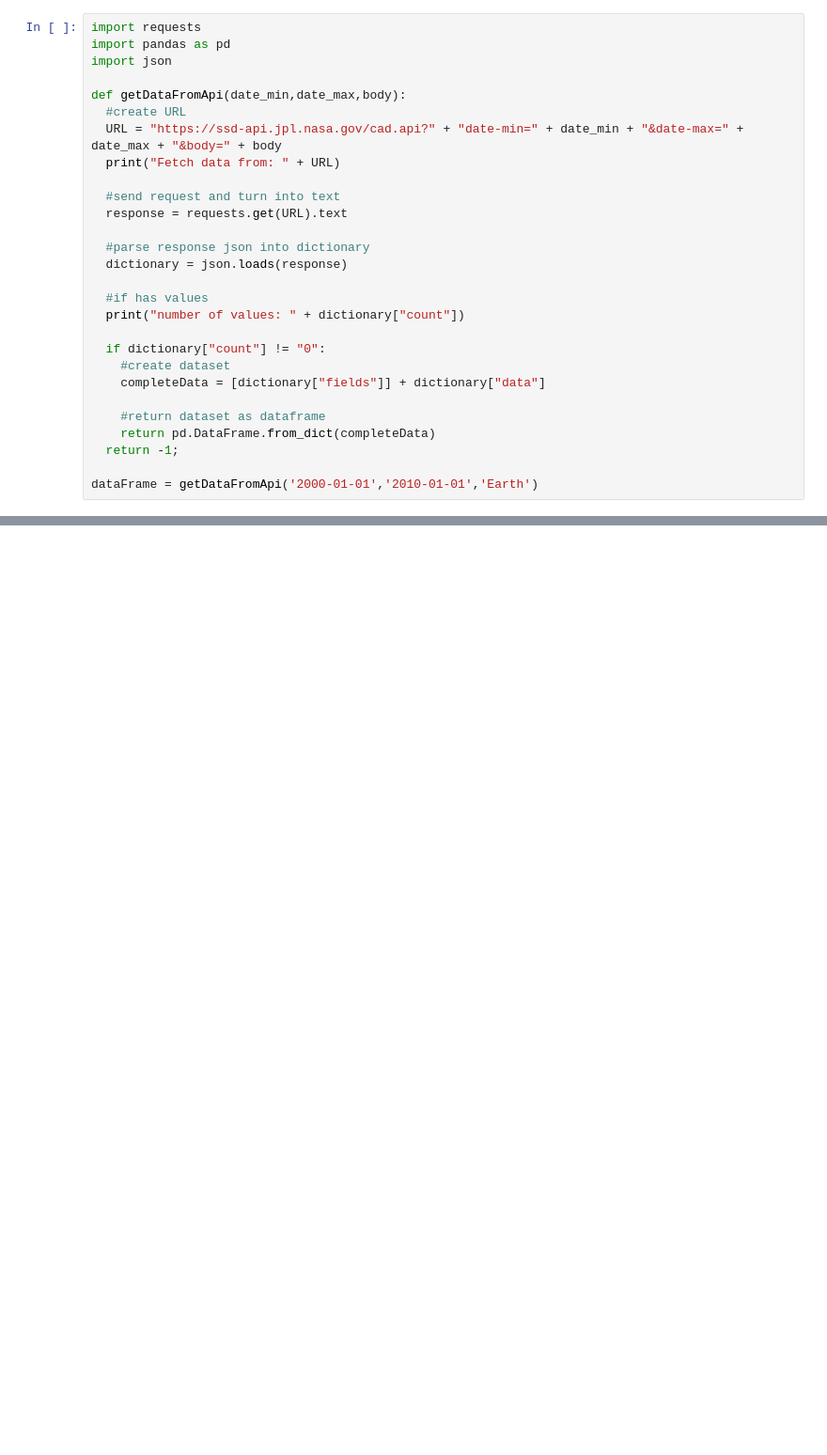
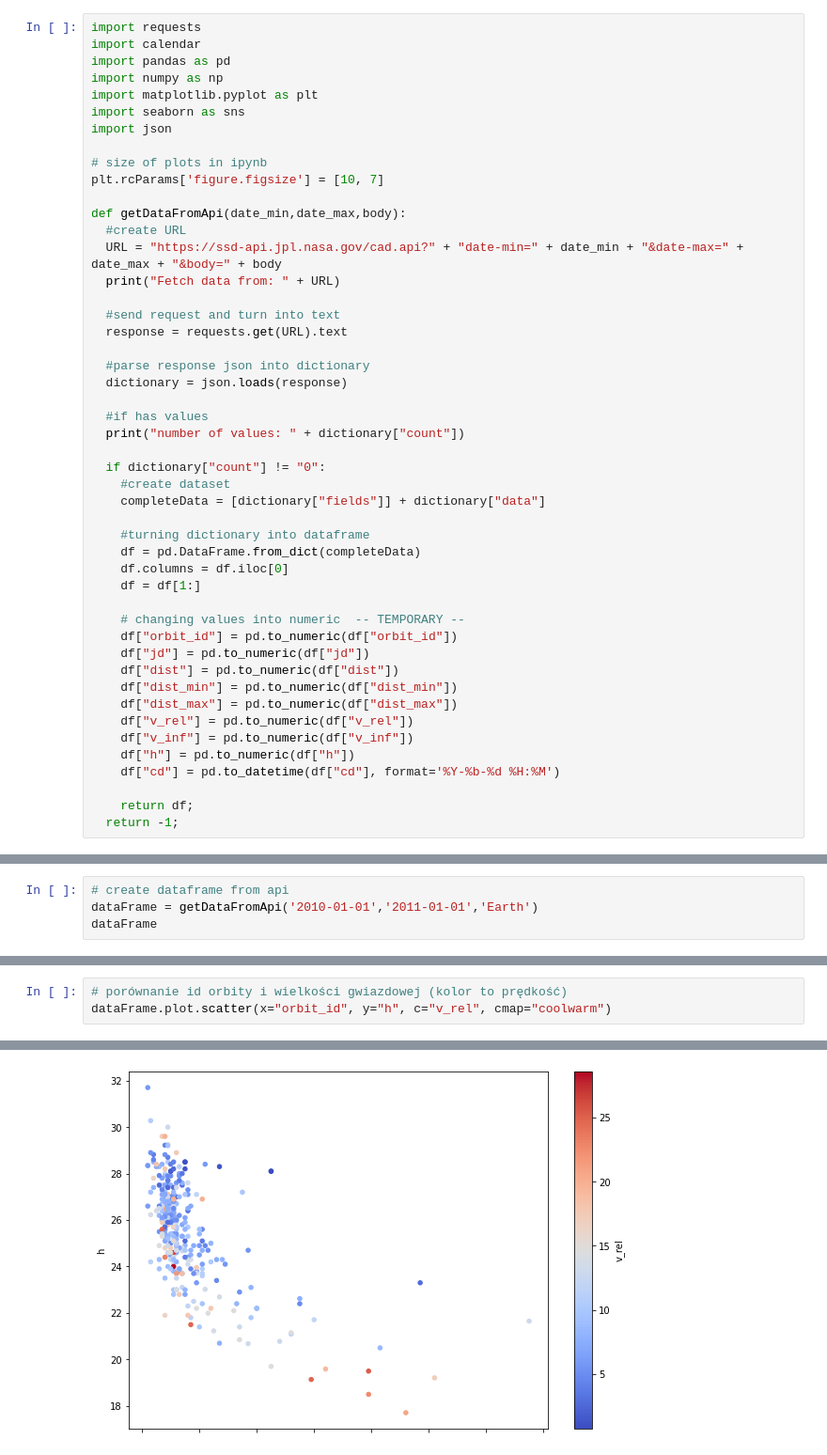
Before and after one commit to tomtar00/close_approach_nasa_api, a Jupyter notebook: test_notebook_kuba.ipynb, the cells around one changed output, grey strips where cells are left out. Shown: that part at 94% size. Saved outputs shown, nothing was run; the diff lists cells and outputs as text; blank space fills up the shorter version.

Commit message:
fixed bugs + first plots

```diff
--- a/test_notebook_kuba.ipynb
+++ b/test_notebook_kuba.ipynb
@@ -1,7 +1,14 @@
 # %%
 import requests
+import calendar
 import pandas as pd
+import numpy as np
+import matplotlib.pyplot as plt
+import seaborn as sns
 import json
+
+# size of plots in ipynb
+plt.rcParams['figure.figsize'] = [10, 7]
 
 def getDataFromApi(date_min,date_max,body):
   #create URL
@@ -21,8 +28,21 @@ def getDataFromApi(date_min,date_max,body):
     #create dataset
     completeData = [dictionary["fields"]] + dictionary["data"]
 
-    #return dataset as dataframe
-    return pd.DataFrame.from_dict(completeData)
+    #turning dictionary into dataframe
+    df = pd.DataFrame.from_dict(completeData)
+    df.columns = df.iloc[0]
+    df = df[1:]
+
+    # changing values into numeric  -- TEMPORARY --
+    df["orbit_id"] = pd.to_numeric(df["orbit_id"])
+    df["jd"] = pd.to_numeric(df["jd"])
+    df["dist"] = pd.to_numeric(df["dist"])
+    df["dist_min"] = pd.to_numeric(df["dist_min"])
+    df["dist_max"] = pd.to_numeric(df["dist_max"])
+    df["v_rel"] = pd.to_numeric(df["v_rel"])
+    df["v_inf"] = pd.to_numeric(df["v_inf"])
+    df["h"] = pd.to_numeric(df["h"])
+    df["cd"] = pd.to_datetime(df["cd"], format='%Y-%b-%d %H:%M')
+
+    return df;
   return -1;
-
-dataFrame = getDataFromApi('2000-01-01','2010-01-01','Earth')
@@ -47,0 +49,4 @@ dataFrame
+# %%
+# create dataframe from api
+dataFrame = getDataFromApi('2010-01-01','2011-01-01','Earth')
+dataFrame
@@ -47,0 +69,4 @@ dataFrame
+# %%
+# porównanie id orbity i wielkości gwiazdowej (kolor to prędkość)
+dataFrame.plot.scatter(x="orbit_id", y="h", c="v_rel", cmap="coolwarm")
+# %% [output]
@@ -47,0 +74 @@ dataFrame
+[figure, added]
```
Also changed, not shown: parts of 11 cells of this notebook.
